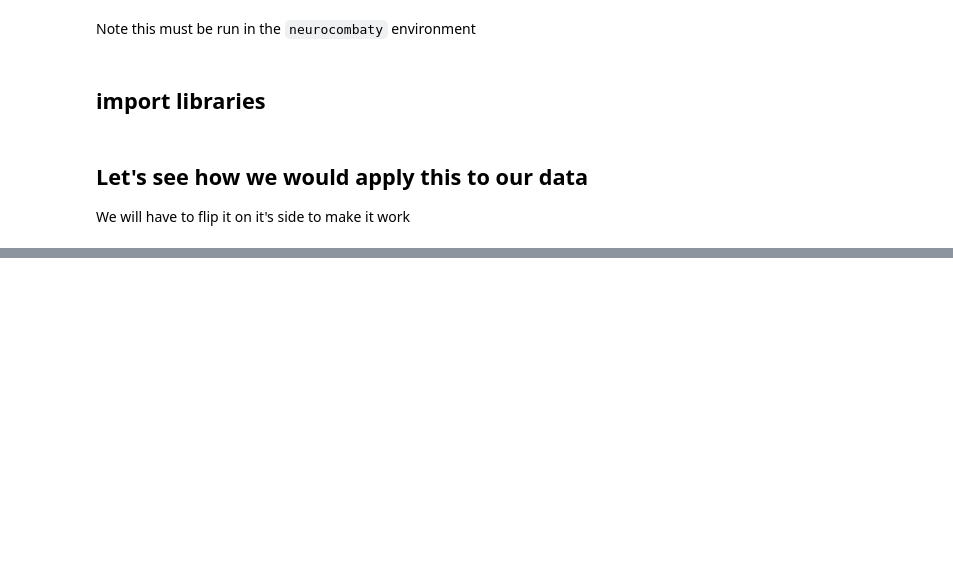
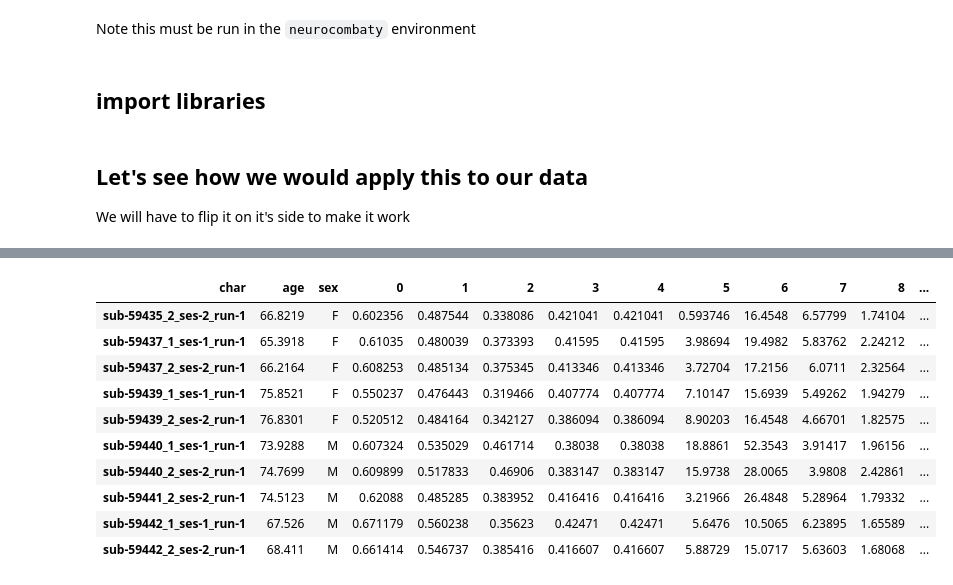
Before and after one commit to brainspinner/cvasl, a Jupyter notebook: harmonization_paper/neurocombat_harmon.ipynb, the cells around one changed output, grey strips where cells are left out. Cells and saved outputs as stored; diff of their text form; code cells hidden in the pictures; blank space fills up the shorter version.

```diff
--- a/harmonization_paper/neurocombat_harmon.ipynb
+++ b/harmonization_paper/neurocombat_harmon.ipynb
@@ -126,0 +326,14 @@ topper.index
+# %%
+back_together.head(514).tail(10)
+# %% [output]
+| char | age | sex | 0 | 1 | 2 | 3 | 4 | 5 | 6 | 7 | 8 | ... |
+| sub-59435_2_ses-2_run-1 | 66.8219 | F | 0.602356 | 0.487544 | 0.338086 | 0.421041 | 0.421041 | 0.593746 | 16.4548 | 6.57799 | 1.74104 | ... |
+| sub-59437_1_ses-1_run-1 | 65.3918 | F | 0.61035 | 0.480039 | 0.373393 | 0.41595 | 0.41595 | 3.98694 | 19.4982 | 5.83762 | 2.24212 | ... |
+| sub-59437_2_ses-2_run-1 | 66.2164 | F | 0.608253 | 0.485134 | 0.375345 | 0.413346 | 0.413346 | 3.72704 | 17.2156 | 6.0711 | 2.32564 | ... |
+| sub-59439_1_ses-1_run-1 | 75.8521 | F | 0.550237 | 0.476443 | 0.319466 | 0.407774 | 0.407774 | 7.10147 | 15.6939 | 5.49262 | 1.94279 | ... |
+| sub-59439_2_ses-2_run-1 | 76.8301 | F | 0.520512 | 0.484164 | 0.342127 | 0.386094 | 0.386094 | 8.90203 | 16.4548 | 4.66701 | 1.82575 | ... |
+| sub-59440_1_ses-1_run-1 | 73.9288 | M | 0.607324 | 0.535029 | 0.461714 | 0.38038 | 0.38038 | 18.8861 | 52.3543 | 3.91417 | 1.96156 | ... |
+| sub-59440_2_ses-2_run-1 | 74.7699 | M | 0.609899 | 0.517833 | 0.46906 | 0.383147 | 0.383147 | 15.9738 | 28.0065 | 3.9808 | 2.42861 | ... |
+| sub-59441_2_ses-2_run-1 | 74.5123 | M | 0.62088 | 0.485285 | 0.383952 | 0.416416 | 0.416416 | 3.21966 | 26.4848 | 5.28964 | 1.79332 | ... |
+| sub-59442_1_ses-1_run-1 | 67.526 | M | 0.671179 | 0.560238 | 0.35623 | 0.42471 | 0.42471 | 5.6476 | 10.5065 | 6.23895 | 1.65589 | ... |
+| sub-59442_2_ses-2_run-1 | 68.411 | M | 0.661414 | 0.546737 | 0.385416 | 0.416607 | 0.416607 | 5.88729 | 15.0717 | 5.63603 | 1.68068 | ... |
```
Also changed, not shown: parts of 26 cells of this notebook.
